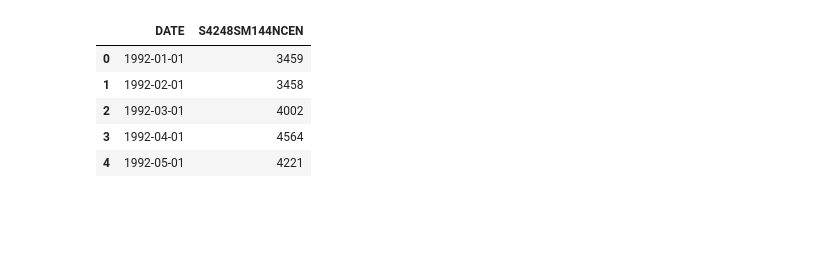
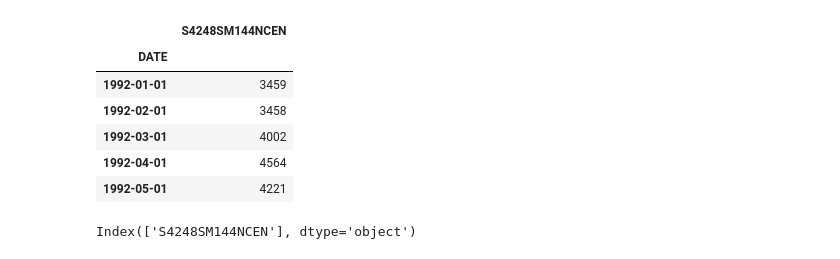
Before and after one commit to AtiChetsurakul/codealongcsfordsaiAti, a Jupyter notebook: _14novlstm/alc.ipynb, the cells around one changed output. Saved outputs shown, nothing was run; the diff lists cells and outputs as text; code cells hidden in the pictures; blank space fills up the shorter version.

```diff
--- a/_14novlstm/alc.ipynb
+++ b/_14novlstm/alc.ipynb
@@ -5,12 +5,17 @@ import numpy as np
 import pandas as pd
 import matplotlib.pyplot as plt
 # %%
-df = pd.read_csv("Alcohol_Sales.csv")
+df = pd.read_csv("Alcohol_Sales.csv",index_col=0,parse_dates=True)
 df.head()
 # %% [output]
-|  | DATE | S4248SM144NCEN |
-| 0 | 1992-01-01 | 3459 |
-| 1 | 1992-02-01 | 3458 |
-| 2 | 1992-03-01 | 4002 |
-| 3 | 1992-04-01 | 4564 |
-| 4 | 1992-05-01 | 4221 |
+|  | S4248SM144NCEN |
+| DATE |  |
+| 1992-01-01 | 3459 |
+| 1992-02-01 | 3458 |
+| 1992-03-01 | 4002 |
+| 1992-04-01 | 4564 |
+| 1992-05-01 | 4221 |
+# %%
+df.columns
+# %% [output]
+Index(['S4248SM144NCEN'], dtype='object')
```
Also changed, not shown: parts of 29 cells of this notebook.
